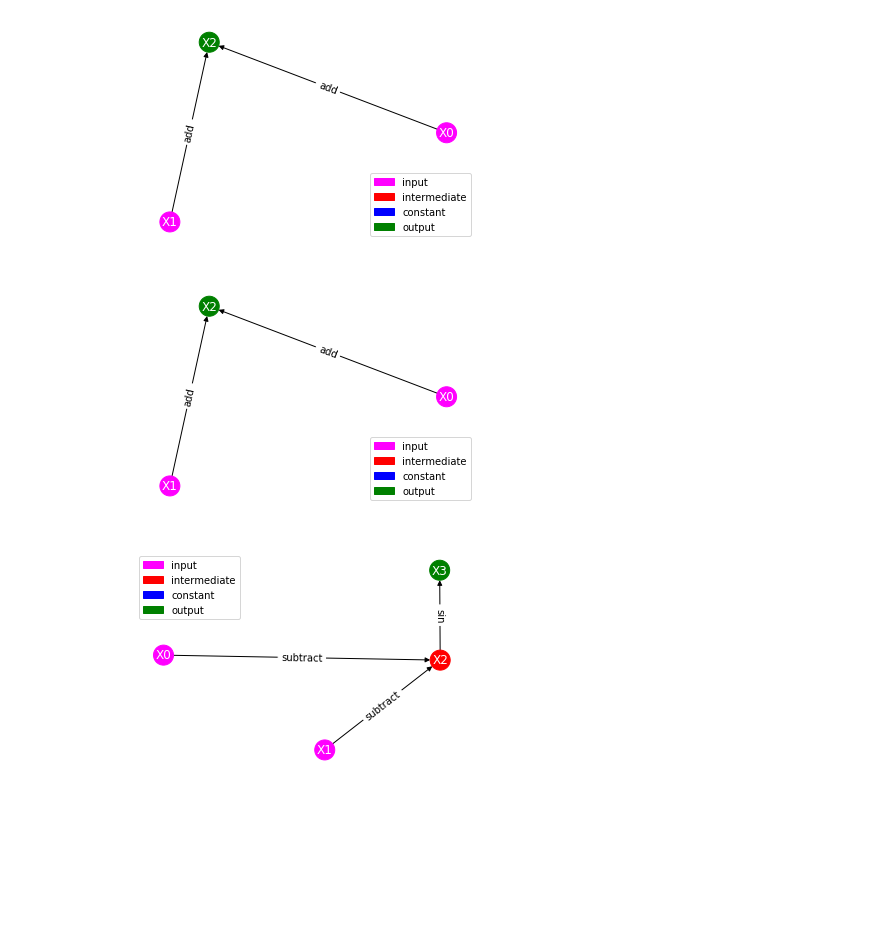
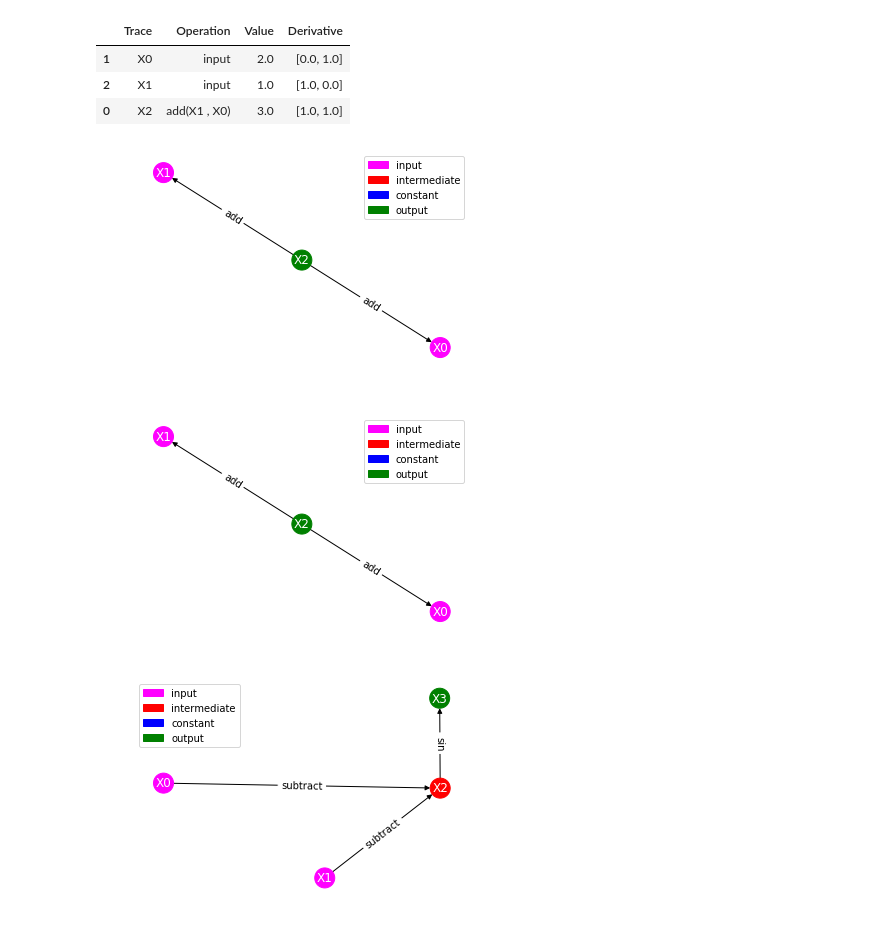
Before and after one commit to tamilselvanarjun/auto-ed, a Jupyter notebook: MultioutExperiments.ipynb, the cells around one changed output. Drawn from its saved outputs; the diff is of its cells as text; code cells hidden in the pictures; blank space fills up the shorter version.

```diff
--- a/MultioutExperiments.ipynb
+++ b/MultioutExperiments.ipynb
@@ -12,8 +32,15 @@ f2 = ADmath.sin(x-y)
 # %%
-ADgraph.draw_graph(f1)
+ADgraph.gen_table(f1)
 # %% [output]
-[figure, removed]
-[figure, removed]
+|  | Trace | Operation | Value | Derivative |
+| 1 | X0 | input | 2.0 | [0.0, 1.0] |
+| 2 | X1 | input | 1.0 | [1.0, 0.0] |
+| 0 | X2 | add(X1 , X0) | 3.0 | [1.0, 1.0] |
+# %%
+ADgraph.draw_graph_rev(f1)
+# %% [output]
+[figure, added]
+[figure, added]
 # %%
 ADgraph.draw_graph(f2)
 # %% [output]
```
Also changed, not shown: parts of 1 cell of this notebook, 1 other file.
